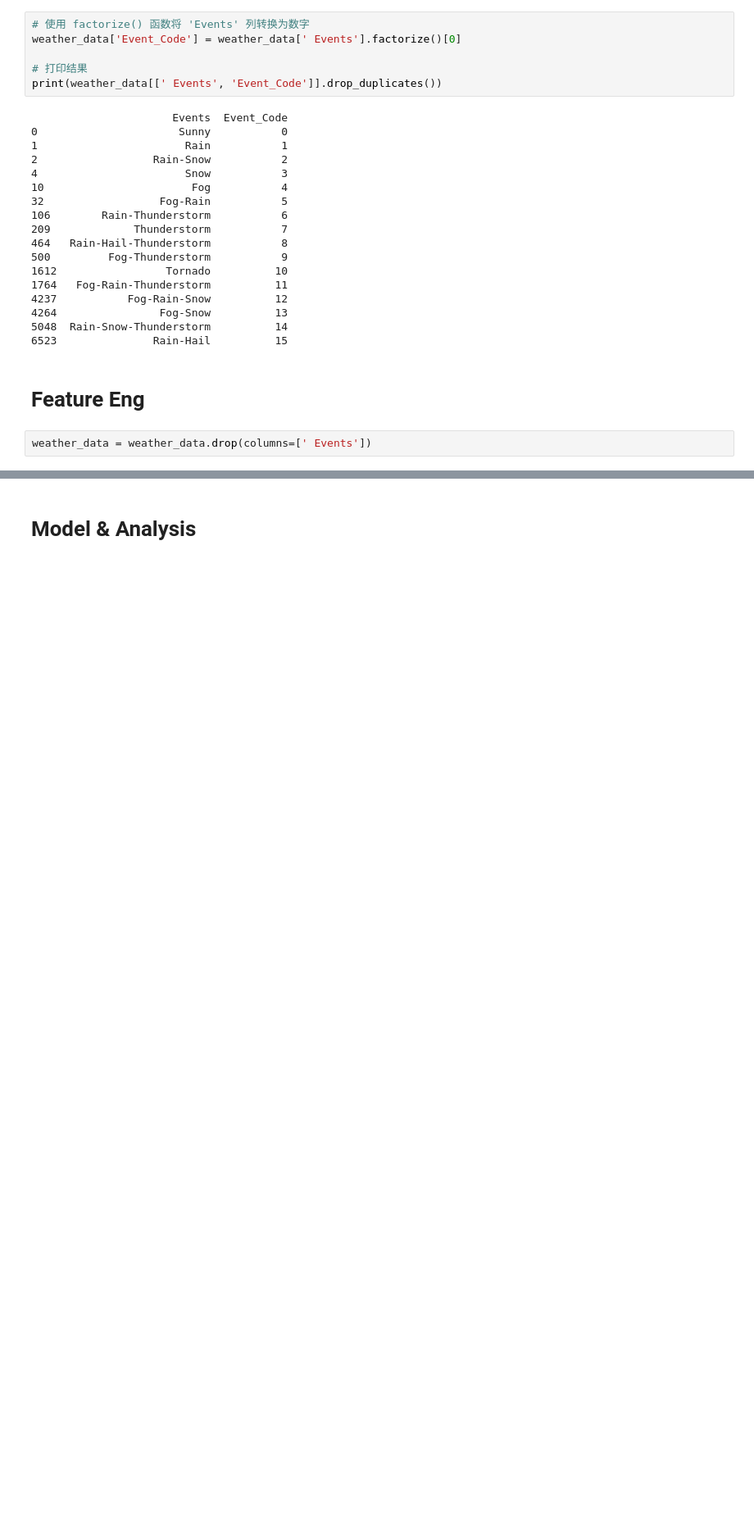
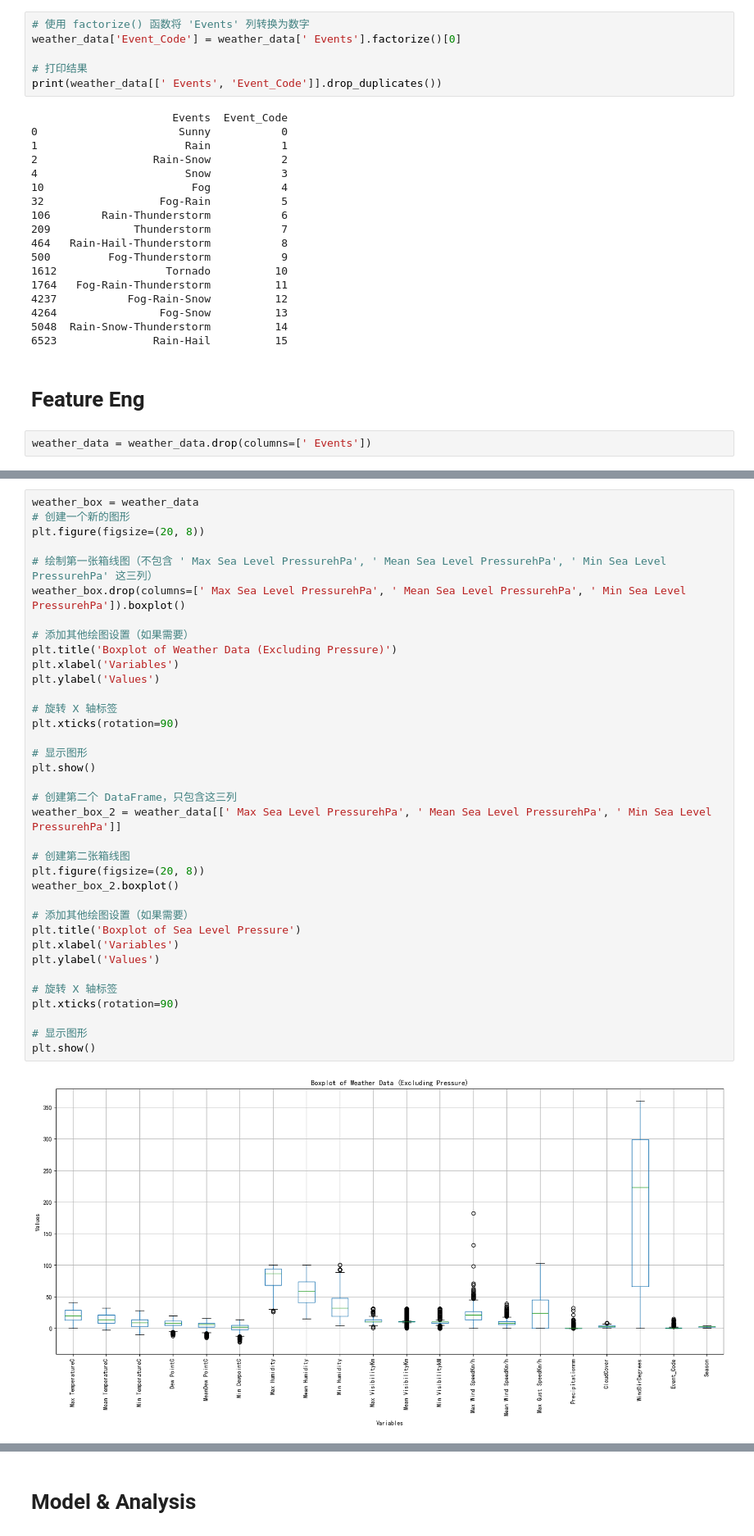
Before and after one commit to JerryFhuurr/MAL-FinalProject-New, a Jupyter notebook: PLANB/final.ipynb, the cells around one changed output, grey strips where cells are left out. Shown at 82% size. Saved outputs shown, nothing was run; the diff lists cells and outputs as text; blank space fills up the shorter version.

```diff
--- a/PLANB/final.ipynb
+++ b/PLANB/final.ipynb
@@ -166,0 +243,38 @@ weather_data = weather_data.drop(columns=[' Events'])
+# %%
+weather_box = weather_data
+# 创建一个新的图形
+plt.figure(figsize=(20, 8))
+
+# 绘制第一张箱线图（不包含 ' Max Sea Level PressurehPa', ' Mean Sea Level PressurehPa', ' Min Sea Level PressurehPa' 这三列）
+weather_box.drop(columns=[' Max Sea Level PressurehPa', ' Mean Sea Level PressurehPa', ' Min Sea Level PressurehPa']).boxplot()
+
+# 添加其他绘图设置（如果需要）
+plt.title('Boxplot of Weather Data (Excluding Pressure)')
+plt.xlabel('Variables')
+plt.ylabel('Values')
+
+# 旋转 X 轴标签
+plt.xticks(rotation=90)
+
+# 显示图形
+plt.show()
+
+# 创建第二个 DataFrame，只包含这三列
+weather_box_2 = weather_data[[' Max Sea Level PressurehPa', ' Mean Sea Level PressurehPa', ' Min Sea Level PressurehPa']]
+
+# 创建第二张箱线图
+plt.figure(figsize=(20, 8))
+weather_box_2.boxplot()
+
+# 添加其他绘图设置（如果需要）
+plt.title('Boxplot of Sea Level Pressure')
+plt.xlabel('Variables')
+plt.ylabel('Values')
+
+# 旋转 X 轴标签
+plt.xticks(rotation=90)
+
+# 显示图形
+plt.show()
+# %% [output]
+[figure, added]
```
Also changed, not shown: parts of 18 cells of this notebook.
